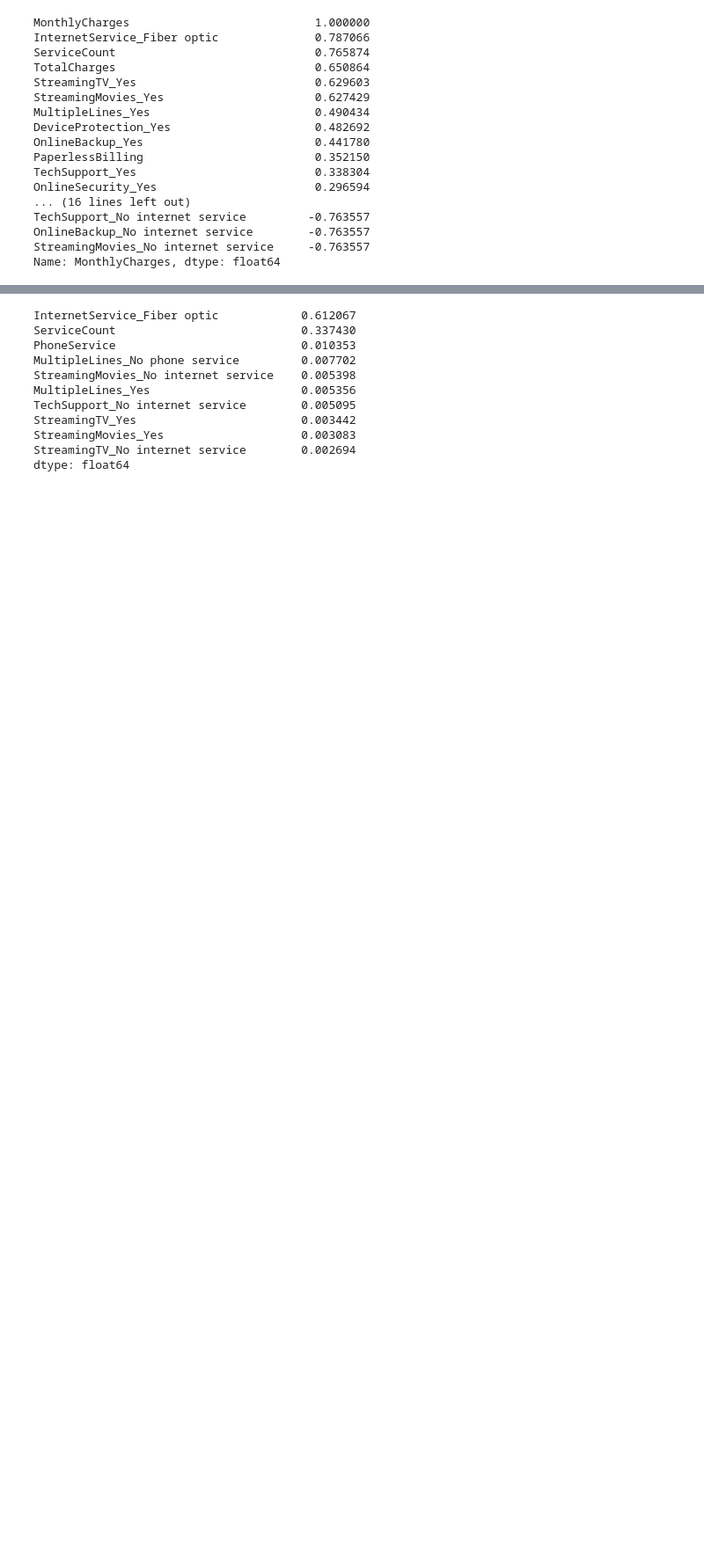
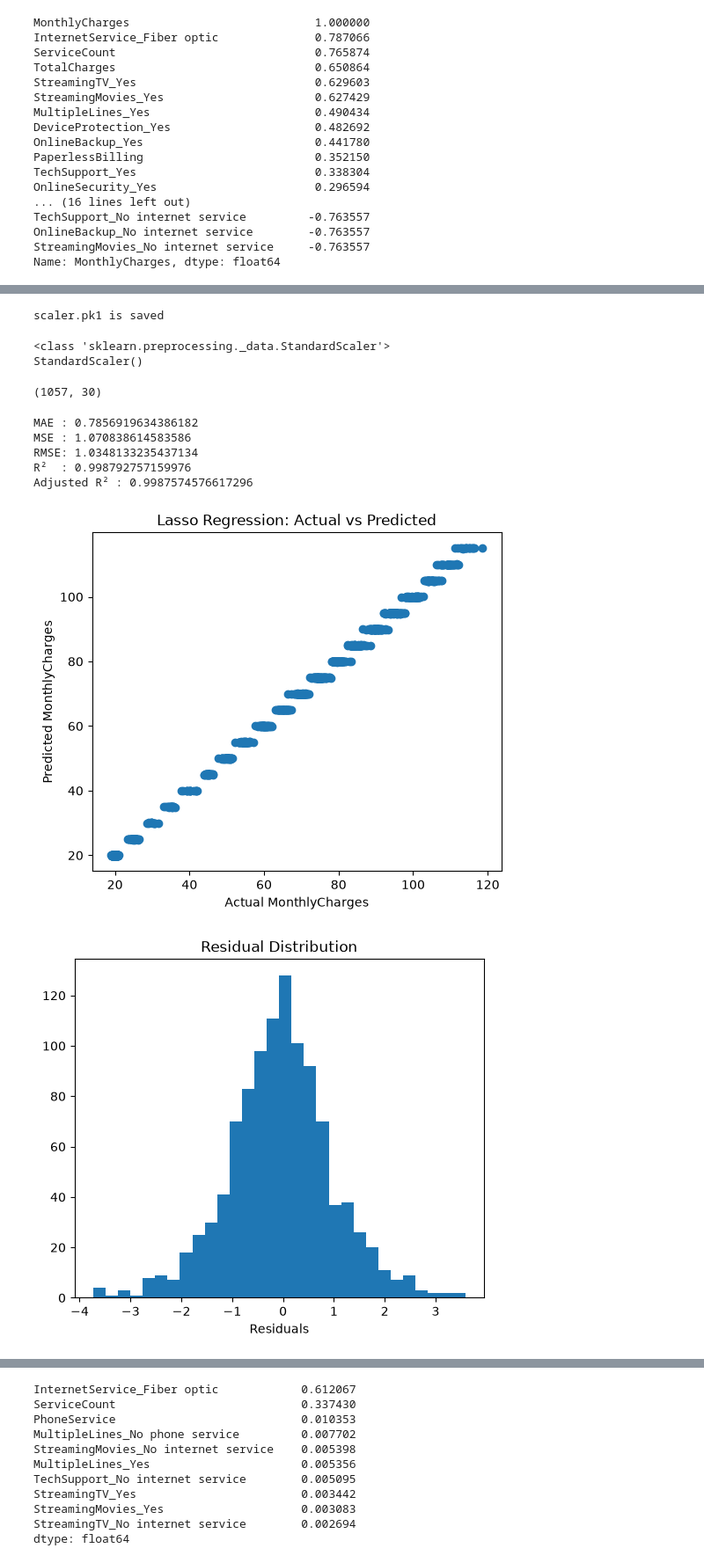
Before and after one commit to balajireddyu1710/teleconnect-ml-assignment, a Jupyter notebook: notebooks/04_regression.ipynb, the cells around one changed output, grey strips where cells are left out. Shown at 88% size. Drawn from its saved outputs; the diff is of its cells as text; code cells hidden in the pictures; blank space fills up the shorter version.

```diff
--- a/notebooks/04_regression.ipynb
+++ b/notebooks/04_regression.ipynb
@@ -720,0 +136,55 @@ results_reg.append([
+# %%
+#Lasso Regression
+from sklearn.linear_model import Lasso
+from sklearn.model_selection import GridSearchCV
+import time
+best_lasso,scaler,X_train_scaled, X_test_scaled,training_time, y_pred=train_lasso(X_train, y_train,X_test)
+# %%
+import pickle
+
+with open("../models/scaler.pkl", "wb") as f:
+    pickle.dump(scaler, f)
+
+print("scaler.pk1 is saved")
+# %% [output]
+scaler.pk1 is saved
+# %%
+import pickle
+
+with open("../models/scaler.pkl", "rb") as f:
+    scaler = pickle.load(f)
+
+print(type(scaler))
+print(scaler)
+# %% [output]
+<class 'sklearn.preprocessing._data.StandardScaler'>
+StandardScaler()
+# %%
+X_test_scaled = scaler.transform(X_test)
+
+print(X_test_scaled.shape)
+# %% [output]
+(1057, 30)
+# %%
+#Calculating metrics
+mae,mse,rmse,r2,adj_r2=reg_metric(X_test,y_test,y_pred)
+act_vs_pred(y_test,y_pred,"Lasso Regression")
+residual_distribution(y_test,y_pred)
+
+results_reg.append([
+    "Lasso",
+    mae,
+    mse,
+    rmse,
+    r2,
+    adj_r2,
+    training_time
+])
+# %% [output]
+MAE : 0.7856919634386182
+MSE : 1.070838614583586
+RMSE: 1.0348133235437134
+R²  : 0.998792757159976
+Adjusted R² : 0.9987574576617296
+[figure, added]
+[figure, added]
```
Also changed, not shown: parts of 53 cells of this notebook, 21 other files.
